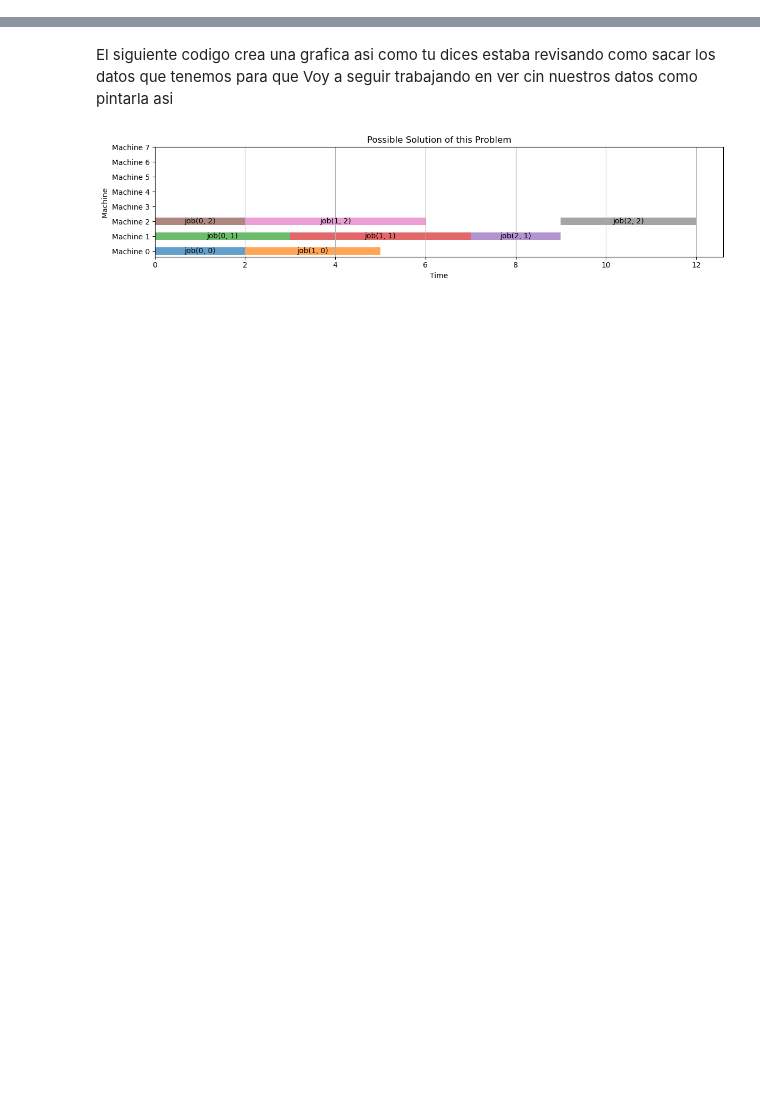
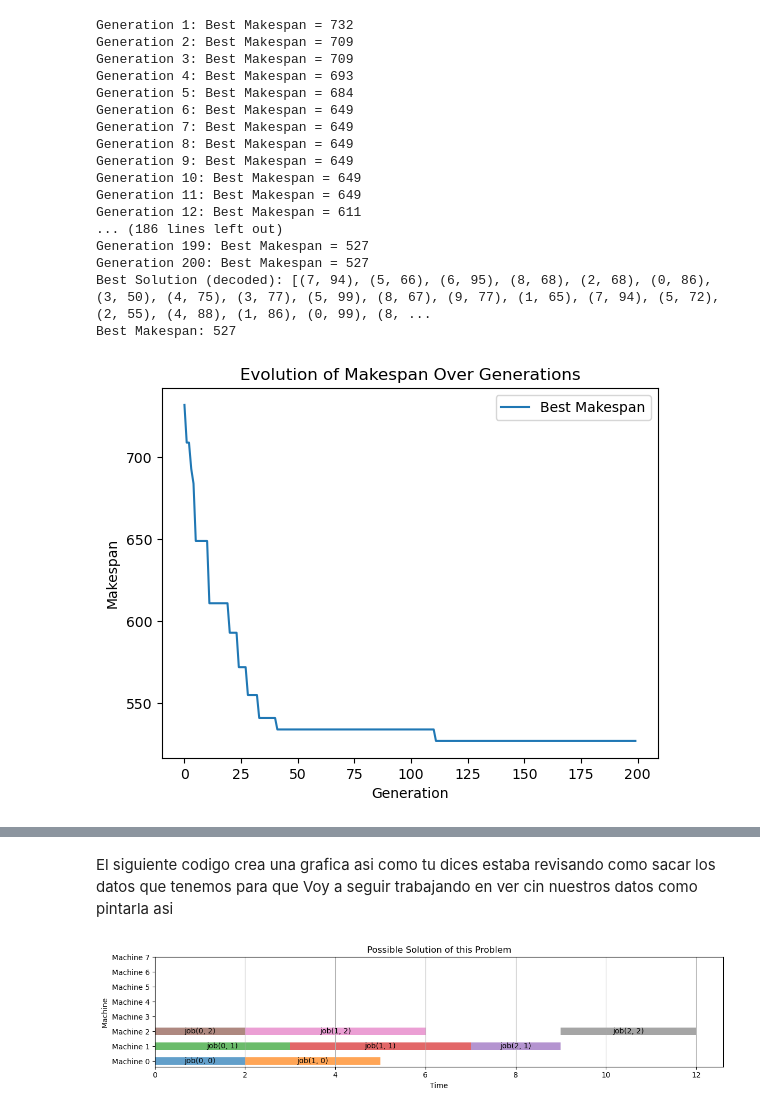
Before and after one commit to Danie1Arias/A2-DanielArias-BeatrizEnriquez, a Jupyter notebook: A2_DanielArias-BeatrizEnriquez.ipynb, the cells around one changed output, grey strips where cells are left out. Drawn from its saved outputs; the diff is of its cells as text; code cells hidden in the pictures; blank space fills up the shorter version.

Commit message:
Set Hyperparameters as arguments

```diff
--- a/A2_DanielArias-BeatrizEnriquez.ipynb
+++ b/A2_DanielArias-BeatrizEnriquez.ipynb
@@ -1,24 +1,60 @@
 # %%
 import matplotlib.pyplot as plt
-import GeneticAlgorithm as GA
+from GeneticAlgorithm import GeneticAlgorithm
 
 data = [
     [4, 88, 8, 68, 6, 94, 5, 99, 1, 67],
     [2, 89, 9, 77, 7, 99, 0, 86, 3, 92],
     [5, 72, 3, 50, 6, 69, 4, 75, 2, 94],
     [8, 66, 0, 92, 1, 82, 7, 94, 9, 63],
     [9, 83, 8, 61, 0, 83, 1, 65, 6, 64],
     [5, 85, 7, 78, 4, 85, 2, 55, 3, 77],
     [7, 94, 2, 68, 1, 61, 4, 99, 3, 54],
     [6, 75, 5, 66, 0, 76, 9, 63, 8, 67],
     [3, 69, 4, 88, 9, 82, 8, 95, 0, 99],
     [2, 67, 6, 95, 5, 68, 7, 67, 1, 86]
 ]
-ga = GA.GeneticAlgorithm(data)
 
-best_solution, best_makespan, evolution, decoded_solution = ga.genetic_algorithm()
+# Hyperparameters
+population_size = 150
+generations = 200
+mutation_rate = 0.3
+elitism = 0.1
+
+# Initialize the Genetic Algorithm
+ga = GeneticAlgorithm(data, population_size=population_size, generations=generations, mutation_rate=mutation_rate, elitism=elitism)
+
+# Run the algorithm
+best_solution, best_makespan, evolution, decoded_solution = ga.run()
 print("Best Solution (decoded):", decoded_solution)
 print("Best Makespan:", best_makespan)
+
+# Plot the evolution of the makespan
+plt.plot(evolution, label="Best Makespan")
+plt.xlabel("Generation")
+plt.ylabel("Makespan")
+plt.title("Evolution of Makespan Over Generations")
+plt.legend()
+plt.show()
+# %% [output]
+Generation 1: Best Makespan = 732
+Generation 2: Best Makespan = 709
+Generation 3: Best Makespan = 709
+Generation 4: Best Makespan = 693
+Generation 5: Best Makespan = 684
+Generation 6: Best Makespan = 649
+Generation 7: Best Makespan = 649
+Generation 8: Best Makespan = 649
+Generation 9: Best Makespan = 649
+Generation 10: Best Makespan = 649
+Generation 11: Best Makespan = 649
+Generation 12: Best Makespan = 611
+... (186 lines left out)
+Generation 199: Best Makespan = 527
+Generation 200: Best Makespan = 527
+Best Solution (decoded): [(7, 94), (5, 66), (6, 95), (8, 68), (2, 68), (0, 86), (3, 50), (4, 75), (3, 77), (5, 99), (8, 67), (9, 77), (1, 65), (7, 94), (5, 72), (2, 55), (4, 88), (1, 86), (0, 99), (8, ...
+Best Makespan: 527
+[figure, added]
 # %%
 
 plt.plot(evolution, label='Best Makespan')
```
Also changed, not shown: parts of 1 cell of this notebook, 2 other files.
